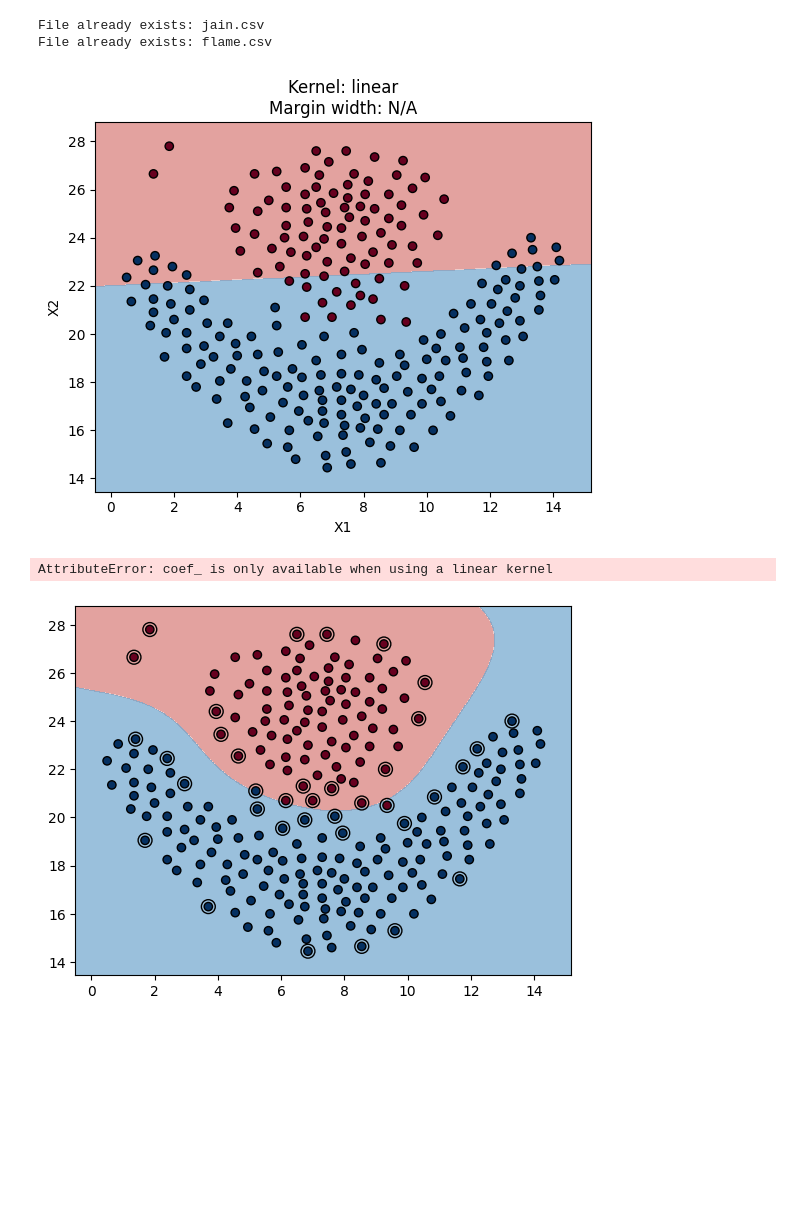
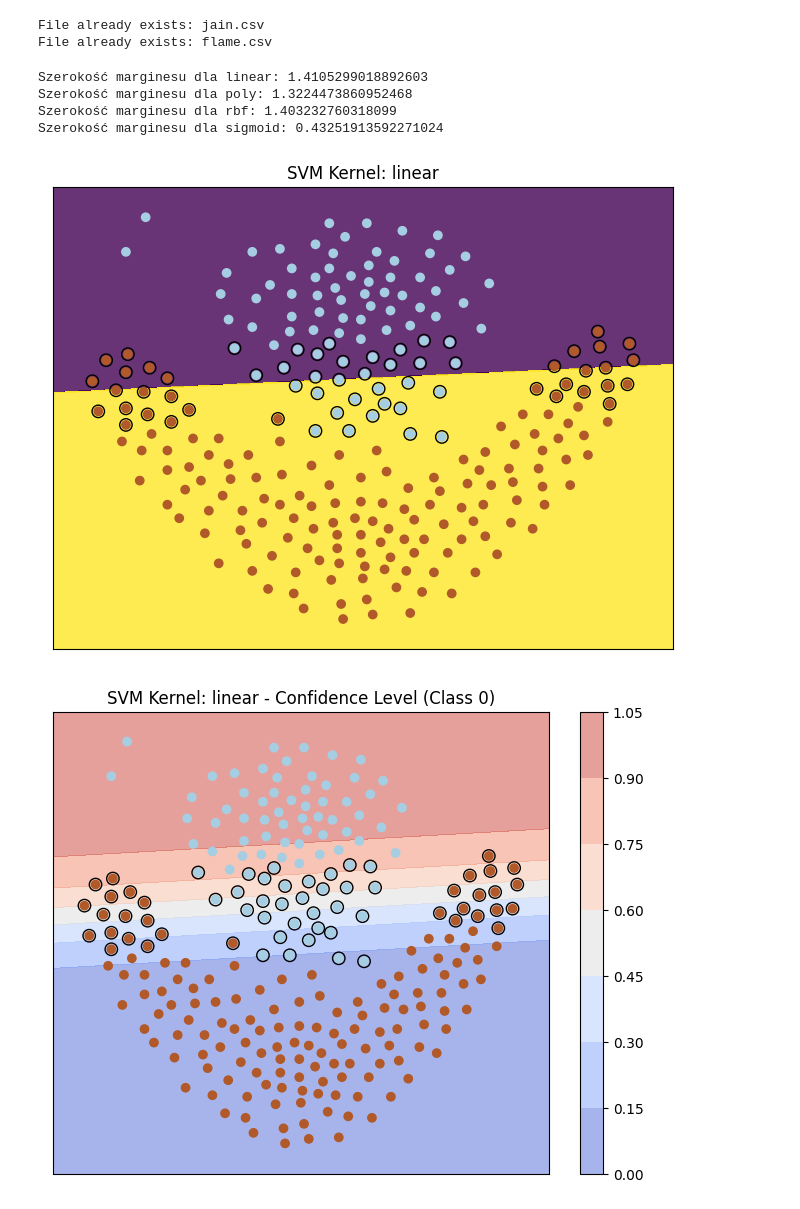
Before and after one commit to kappa243/puma_python, a Jupyter notebook: lab3/lab3.ipynb, the cells around one changed output. Drawn from its saved outputs; the diff is of its cells as text; code cells hidden in the pictures; blank space fills up the shorter version.

```diff
--- a/lab3/lab3.ipynb
+++ b/lab3/lab3.ipynb
@@ -49,46 +49,66 @@ for svc_classifier in svc_classifiers:
 # Definicja siatki punktów dla wizualizacji granicy decyzyjnej
 h = 0.02  # Rozdzielczość
 x_min, x_max = X[:, 0].min() - 1, X[:, 0].max() + 1
 y_min, y_max = X[:, 1].min() - 1, X[:, 1].max() + 1
 xx, yy = np.meshgrid(np.arange(x_min, x_max, h),
                      np.arange(y_min, y_max, h))
 
 # Wizualizacja granicy decyzyjnej i obszarów klasyfikatora
-plt.figure(figsize=(10, 8))
-plt.subplot(2, 2, 1)
-plt.subplots_adjust(wspace=0.4, hspace=0.4)
-
 for i, kernel in enumerate(kernels):
     svc_classifier = svc_classifiers[i]
     Z = svc_classifier.predict(np.c_[xx.ravel(), yy.ravel()])
 
     # Przypisanie kolorów obszarom klasyfikatora
     Z = Z.reshape(xx.shape)
-    plt.subplot(2, 2, i+1)
-    plt.contourf(xx, yy, Z, cmap=plt.cm.get_cmap('viridis', len(np.unique(Z))), alpha=0.8)
 
     # Wyznaczenie wektorów wspierających
     support_vectors = svc_classifier.support_vectors_
-    plt.scatter(support_vectors[:, 0], support_vectors[:, 1], s=80, facecolors='none', edgecolors='k')
 
     # Wizualizacja danych wejściowych
+    plt.figure(figsize=(8, 6))
+    plt.contourf(xx, yy, Z, alpha=0.8, cmap=plt.cm.get_cmap('viridis', len(np.unique(y))))
+    plt.scatter(support_vectors[:, 0], support_vectors[:, 1], s=80, facecolors='none', edgecolors='k')
     plt.scatter(X[:, 0], X[:, 1], c=y, cmap=plt.cm.Paired)
     plt.title(f'SVM Kernel: {kernel}')
     plt.xlim(x_min, x_max)
     plt.ylim(y_min, y_max)
     plt.xticks(())
     plt.yticks(())
+    print(f"Szerokość marginesu dla {kernel}: " + str(2 * svc_classifier.decision_function(support_vectors).std()))
 
-    # Wyświetlanie obszarów klasyfikacji z poziomem pewności
+    # Obliczanie poziomu pewności dla każdej klasy
     if svc_classifier.probability:
-        confidence_levels = svc_classifier.decision_function(np.c_[xx.ravel(), yy.ravel()])
-        confidence_levels = confidence_levels.reshape(xx.shape)
-        for j in range(len(np.unique(Z))):
-            plt.text(0.95, 0.06 + j * 0.1, f'Obszar {j}: {np.max(confidence_levels[Z == j]):.2f}',
-                     transform=plt.gca().transAxes, horizontalalignment='right')
+        confidence_levels = svc_classifier.predict_proba(np.c_[xx.ravel(), yy.ravel()])
+
+        # Wyświetlanie poziomu pewności dla klasy 0
+        plt.figure(figsize=(8, 6))
+        plt.contourf(xx, yy, confidence_levels[:, 0].reshape(xx.shape), alpha=0.5, cmap='coolwarm')
+        plt.colorbar()
+        plt.scatter(support_vectors[:, 0], support_vectors[:, 1], s=80, facecolors='none', edgecolors='k')
+        plt.scatter(X[:, 0], X[:, 1], c=y, cmap=plt.cm.Paired)
+        plt.title(f'SVM Kernel: {kernel} - Confidence Level (Class 0)')
+        plt.xlim(x_min, x_max)
+        plt.ylim(y_min, y_max)
+        plt.xticks(())
+        plt.yticks(())
+
+        # Wyświetlanie poziomu pewności dla klasy 1
+        plt.figure(figsize=(8, 6))
+        plt.contourf(xx, yy, confidence_levels[:, 1].reshape(xx.shape), alpha=0.5, cmap='coolwarm')
+        plt.colorbar()
+        plt.scatter(support_vectors[:, 0], support_vectors[:, 1], s=80, facecolors='none', edgecolors='k')
+        plt.scatter(X[:, 0], X[:, 1], c=y, cmap=plt.cm.Paired)
+        plt.title(f'SVM Kernel: {kernel} - Confidence Level (Class 1)')
+        plt.xlim(x_min, x_max)
+        plt.ylim(y_min, y_max)
+        plt.xticks(())
+        plt.yticks(())
 
 plt.show()
 # %% [output]
+Szerokość marginesu dla linear: 1.4105299018892603
+Szerokość marginesu dla poly: 1.3224473860952468
+Szerokość marginesu dla rbf: 1.403232760318099
+Szerokość marginesu dla sigmoid: 0.43251913592271024
-[figure, old version]
+[figure, new version]
-AttributeError: coef_ is only available when using a linear kernel
-[figure, old version]
+[figure, new version]
```
Also changed, not shown: parts of 1 cell of this notebook.
